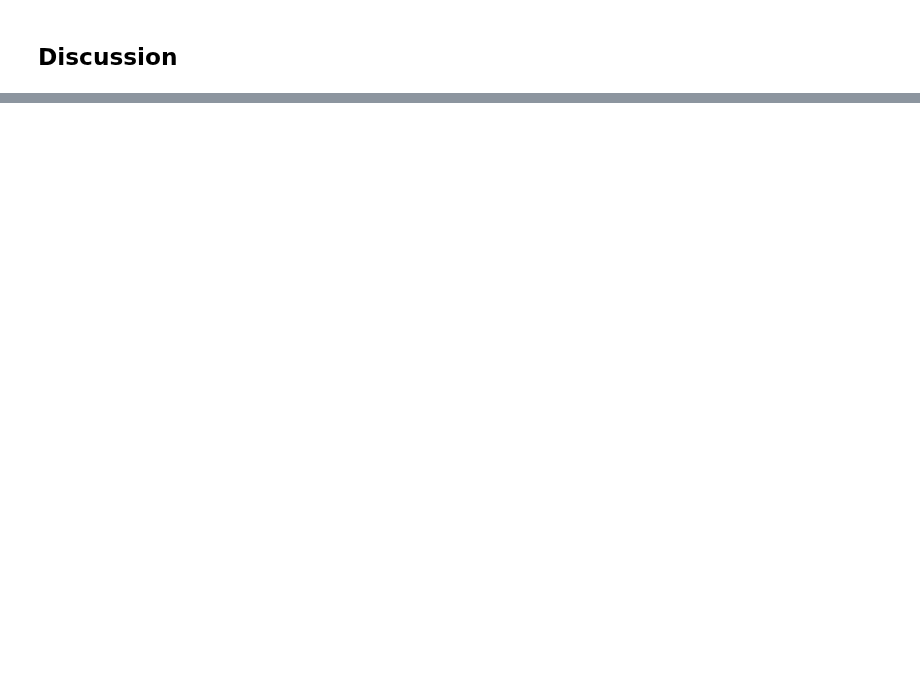
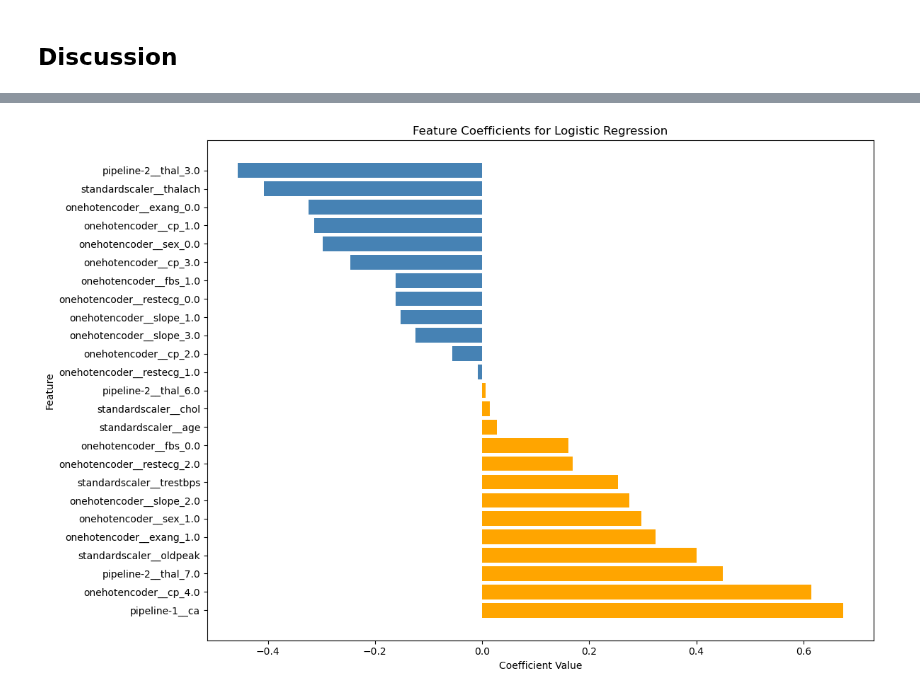
Before and after one commit to UBC-MDS/heart_disease_predictor_py, a Jupyter notebook: src/heart_disease_predictor_report.ipynb, the cells around one changed output, grey strips where cells are left out. Saved outputs shown, nothing was run; the diff lists cells and outputs as text; code cells hidden in the pictures; blank space fills up the shorter version.

Commit message:
Evaluate best LR model on test set, visualize results, and add conclusion with limitations.

```diff
--- a/src/heart_disease_predictor_report.ipynb
+++ b/src/heart_disease_predictor_report.ipynb
@@ -497,0 +514,14 @@ best_model_cv_results_df
+# %%
+# Get coefficients for best logistic regression model
+log_reg_coef = best_lr_model.named_steps['lr'].coef_[0]
+
+# Get feature names
+feature_names = best_lr_model.named_steps['preprocessor'].get_feature_names_out()
+
+# Create and sort DataFrame by feature coefficients
+coef_df = pd.DataFrame({
+    'Feature': feature_names,
+    'Coefficient': log_reg_coef
+}).sort_values(by='Coefficient', ascending=False)
+
+coef_df
@@ -497,0 +546,14 @@ best_model_cv_results_df
+# %%
+# Plot the coefficients bar chart
+plt.figure(figsize=(12, 8))
+plt.barh(coef_df['Feature'], coef_df['Coefficient'], color=coef_df['Coefficient'].apply(lambda x: 'orange' if x > 0 else 'steelblue'))
+
+plt.xlabel('Coefficient Value')
+plt.ylabel('Feature')
+plt.title('Feature Coefficients for Logistic Regression')
+
+plt.tight_layout()
+plt.savefig(f"{results_dir}/log_reg_feature_coefficients.png", dpi=300)
+plt.show()
+# %% [output]
+[figure, added]
```
Also changed, not shown: parts of 7 cells of this notebook, 1 other file.
